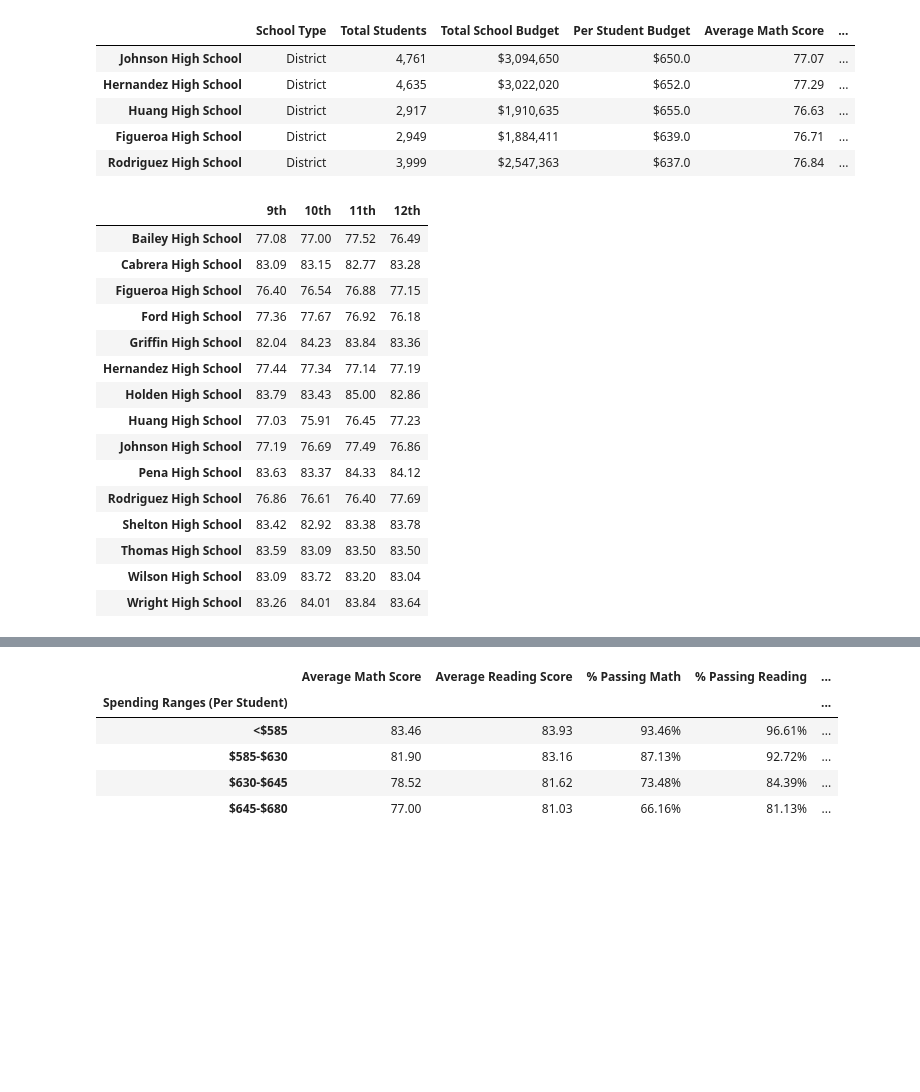
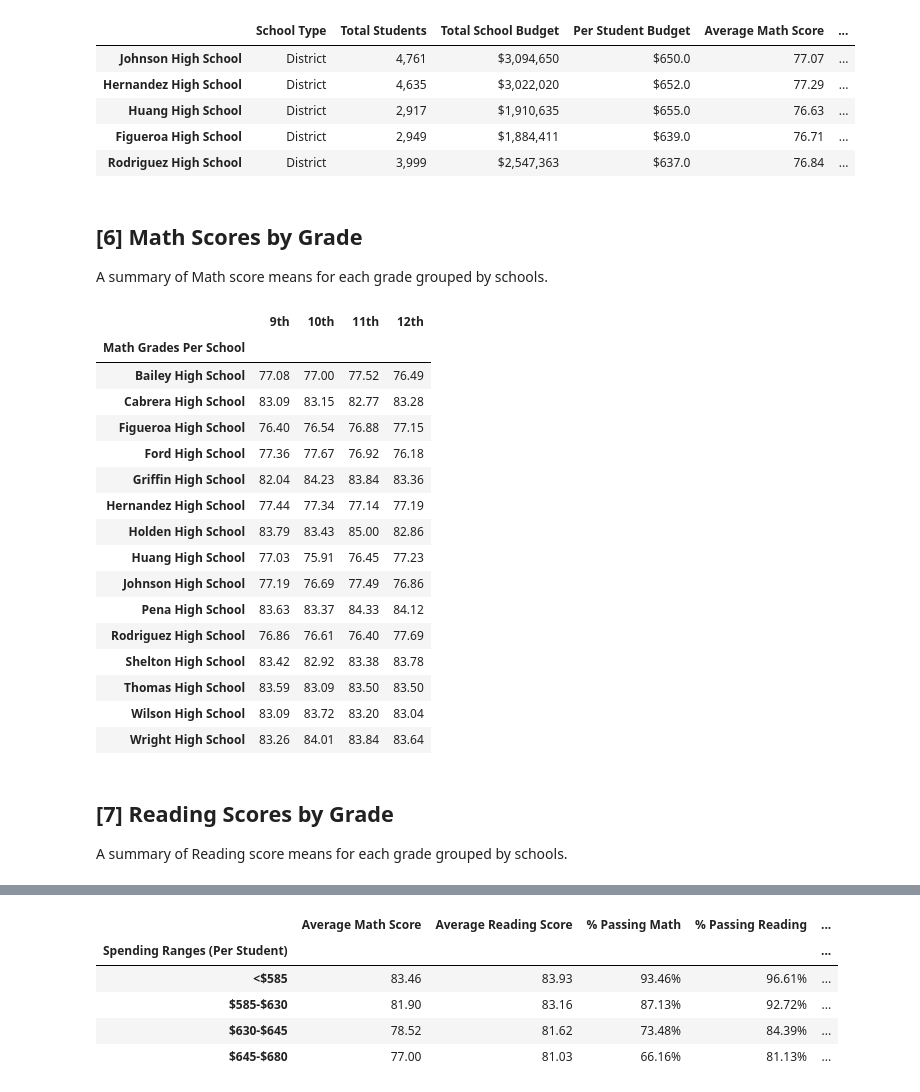
Before and after one commit to Ahmadhha/pandas-challenge, a Jupyter notebook: PyCitySchools/PyCitySchools.ipynb, the cells around one changed output, grey strips where cells are left out. Cells and saved outputs as stored; diff of their text form; code cells hidden in the pictures; blank space fills up the shorter version.

```diff
--- a/PyCitySchools/PyCitySchools.ipynb
+++ b/PyCitySchools/PyCitySchools.ipynb
@@ -199,29 +165,46 @@ sorted_school.tail(5)
 | Huang High School | District | 2,917 | $1,910,635 | $655.0 | 76.63 | ... |
 | Figueroa High School | District | 2,949 | $1,884,411 | $639.0 | 76.71 | ... |
 | Rodriguez High School | District | 3,999 | $2,547,363 | $637.0 | 76.84 | ... |
+# %% [markdown]
+## [6] Math Scores by Grade
+
+A summary of Math score means for each grade grouped by schools.
 # %%
-# Scores by Grade
+# Math Scores by Grade for each school
+
+# Create a series of the unique grades in the merged data
 
 grades = pd.Series(school_data_complete['grade'].unique())
 
+# Convert the grades to integers for sorting, sort, then return to original naming convention
+
 grades = grades.str.replace("th"," ").astype(int).sort_values().astype(str) + "th"
+
+# Create a DataFrame for Math grades per grade per school
 
 math_grades = pd.DataFrame()
 
+# Create a dictionary of DataFrames to be used for populating the main math grades DataFrame via for loop
+
 math_d = {name: pd.DataFrame() for name in grades}
+
+# Populate the math grades DataFrame via for loop
 
 for name, df in math_d.items():
     df_sum = school_data_complete.loc[(school_data_complete['grade']) == name][['school_name','math_score']].groupby(by=['school_name']).sum()
     df_count = school_data_complete.loc[(school_data_complete['grade']) == name][['school_name','math_score']].groupby(by=['school_name']).count()
     math_d[name][name] = df_sum / df_count
     math_grades[name] = math_d[name]
     math_grades[name] = math_grades[name].map("{:.2f}".format)
 
-math_grades.index.name = None
+math_grades.index.name = "Math Grades Per School"
+
+# Display the math grades DataFrame
 
 math_grades
 # %% [output]
 |  | 9th | 10th | 11th | 12th |
+| Math Grades Per School |  |  |  |  |
 | Bailey High School | 77.08 | 77.00 | 77.52 | 76.49 |
 | Cabrera High School | 83.09 | 83.15 | 82.77 | 83.28 |
 | Figueroa High School | 76.40 | 76.54 | 76.88 | 77.15 |
@@ -237,4 +220,8 @@ math_grades
 | Thomas High School | 83.59 | 83.09 | 83.50 | 83.50 |
 | Wilson High School | 83.09 | 83.72 | 83.20 | 83.04 |
 | Wright High School | 83.26 | 84.01 | 83.84 | 83.64 |
+# %% [markdown]
+## [7] Reading Scores by Grade
+
+A summary of Reading score means for each grade grouped by schools.
 # %%
```
Also changed, not shown: parts of 19 cells of this notebook.
